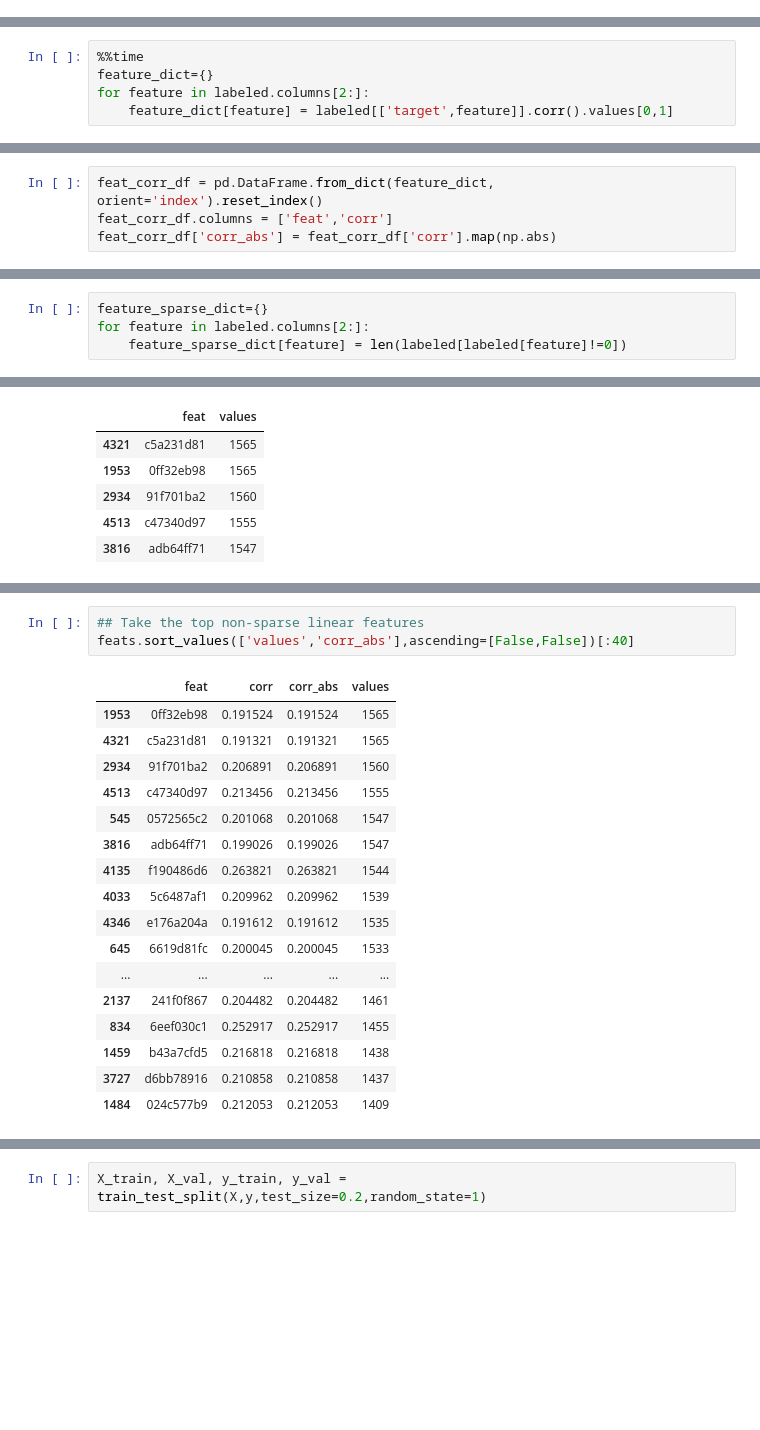
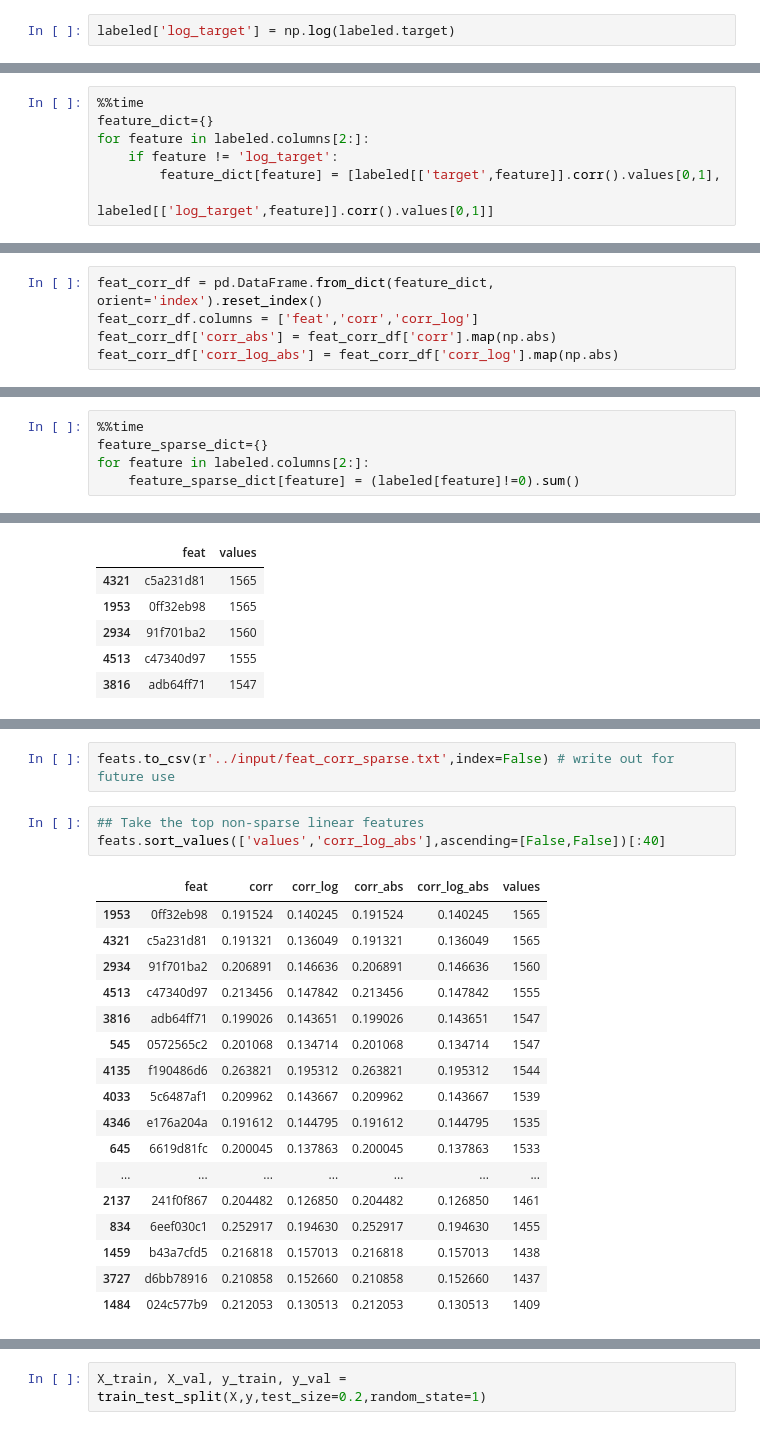
Before and after one commit to xiaoyu7016/my_kaggle, a Jupyter notebook: santander/script/0731 - first submission, brainless linear model.ipynb, the cells around one changed output, grey strips where cells are left out. Saved outputs shown, nothing was run; the diff lists cells and outputs as text; blank space fills up the shorter version.

```diff
--- a/santander/script/0731 - first submission, brainless linear model.ipynb
+++ b/santander/script/0731 - first submission, brainless linear model.ipynb
@@ -90 +89,3 @@ Wall time: 5.7 ms
+# %%
+labeled['log_target'] = np.log(labeled.target)
 # %%
@@ -95,5 +98,7 @@ labeled[['target','48df886f9']].corr().values[0,1]
 %%time
 feature_dict={}
 for feature in labeled.columns[2:]:
-    feature_dict[feature] = labeled[['target',feature]].corr().values[0,1]
+    if feature != 'log_target':
+        feature_dict[feature] = [labeled[['target',feature]].corr().values[0,1],
+                                 labeled[['log_target',feature]].corr().values[0,1]]
 # %% [output]
@@ -102,7 +106,8 @@ Wall time: 3.62 s
 # %%
 feat_corr_df = pd.DataFrame.from_dict(feature_dict, orient='index').reset_index()
-feat_corr_df.columns = ['feat','corr']
+feat_corr_df.columns = ['feat','corr','corr_log']
 feat_corr_df['corr_abs'] = feat_corr_df['corr'].map(np.abs)
+feat_corr_df['corr_log_abs'] = feat_corr_df['corr_log'].map(np.abs)
 # %%
 feat_corr_df.sort_values('corr_abs',ascending=False)[:20]
 # %% [output]
@@ -135,4 +140,5 @@ labeled[labeled['555f18bd3']!=0].shape # ok, very sparse
 # %%
+%%time
 feature_sparse_dict={}
 for feature in labeled.columns[2:]:
-    feature_sparse_dict[feature] = len(labeled[labeled[feature]!=0])
+    feature_sparse_dict[feature] = (labeled[feature]!=0).sum()
@@ -170,22 +178,24 @@ feats[:3]
+# %%
+feats.to_csv(r'../input/feat_corr_sparse.txt',index=False) # write out for future use
 # %%
 ## Take the top non-sparse linear features
-feats.sort_values(['values','corr_abs'],ascending=[False,False])[:40]
+feats.sort_values(['values','corr_log_abs'],ascending=[False,False])[:40]
 # %% [output]
-|  | feat | corr | corr_abs | values |
-| 1953 | 0ff32eb98 | 0.191524 | 0.191524 | 1565 |
-| 4321 | c5a231d81 | 0.191321 | 0.191321 | 1565 |
-| 2934 | 91f701ba2 | 0.206891 | 0.206891 | 1560 |
-| 4513 | c47340d97 | 0.213456 | 0.213456 | 1555 |
-| 545 | 0572565c2 | 0.201068 | 0.201068 | 1547 |
-| 3816 | adb64ff71 | 0.199026 | 0.199026 | 1547 |
-| 4135 | f190486d6 | 0.263821 | 0.263821 | 1544 |
-| 4033 | 5c6487af1 | 0.209962 | 0.209962 | 1539 |
-| 4346 | e176a204a | 0.191612 | 0.191612 | 1535 |
-| 645 | 6619d81fc | 0.200045 | 0.200045 | 1533 |
-| ... | ... | ... | ... | ... |
-| 2137 | 241f0f867 | 0.204482 | 0.204482 | 1461 |
-| 834 | 6eef030c1 | 0.252917 | 0.252917 | 1455 |
-| 1459 | b43a7cfd5 | 0.216818 | 0.216818 | 1438 |
-| 3727 | d6bb78916 | 0.210858 | 0.210858 | 1437 |
-| 1484 | 024c577b9 | 0.212053 | 0.212053 | 1409 |
+|  | feat | corr | corr_log | corr_abs | corr_log_abs | values |
+| 1953 | 0ff32eb98 | 0.191524 | 0.140245 | 0.191524 | 0.140245 | 1565 |
+| 4321 | c5a231d81 | 0.191321 | 0.136049 | 0.191321 | 0.136049 | 1565 |
+| 2934 | 91f701ba2 | 0.206891 | 0.146636 | 0.206891 | 0.146636 | 1560 |
+| 4513 | c47340d97 | 0.213456 | 0.147842 | 0.213456 | 0.147842 | 1555 |
+| 3816 | adb64ff71 | 0.199026 | 0.143651 | 0.199026 | 0.143651 | 1547 |
+| 545 | 0572565c2 | 0.201068 | 0.134714 | 0.201068 | 0.134714 | 1547 |
+| 4135 | f190486d6 | 0.263821 | 0.195312 | 0.263821 | 0.195312 | 1544 |
+| 4033 | 5c6487af1 | 0.209962 | 0.143667 | 0.209962 | 0.143667 | 1539 |
+| 4346 | e176a204a | 0.191612 | 0.144795 | 0.191612 | 0.144795 | 1535 |
+| 645 | 6619d81fc | 0.200045 | 0.137863 | 0.200045 | 0.137863 | 1533 |
+| ... | ... | ... | ... | ... | ... | ... |
+| 2137 | 241f0f867 | 0.204482 | 0.126850 | 0.204482 | 0.126850 | 1461 |
+| 834 | 6eef030c1 | 0.252917 | 0.194630 | 0.252917 | 0.194630 | 1455 |
+| 1459 | b43a7cfd5 | 0.216818 | 0.157013 | 0.216818 | 0.157013 | 1438 |
+| 3727 | d6bb78916 | 0.210858 | 0.152660 | 0.210858 | 0.152660 | 1437 |
+| 1484 | 024c577b9 | 0.212053 | 0.130513 | 0.212053 | 0.130513 | 1409 |
 # %%
```
Also changed, not shown: parts of 29 cells of this notebook, 3 other files.
